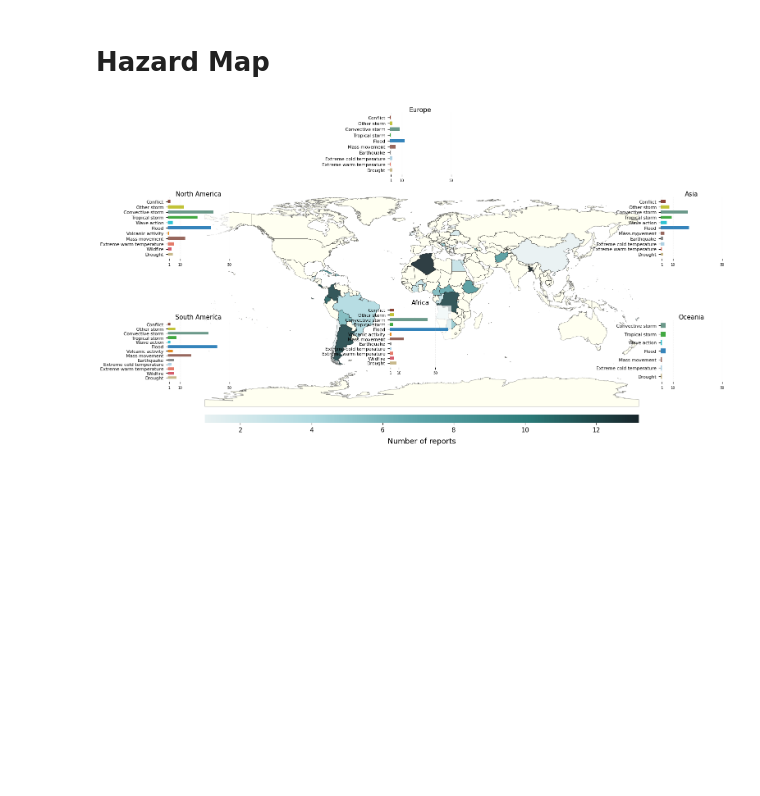
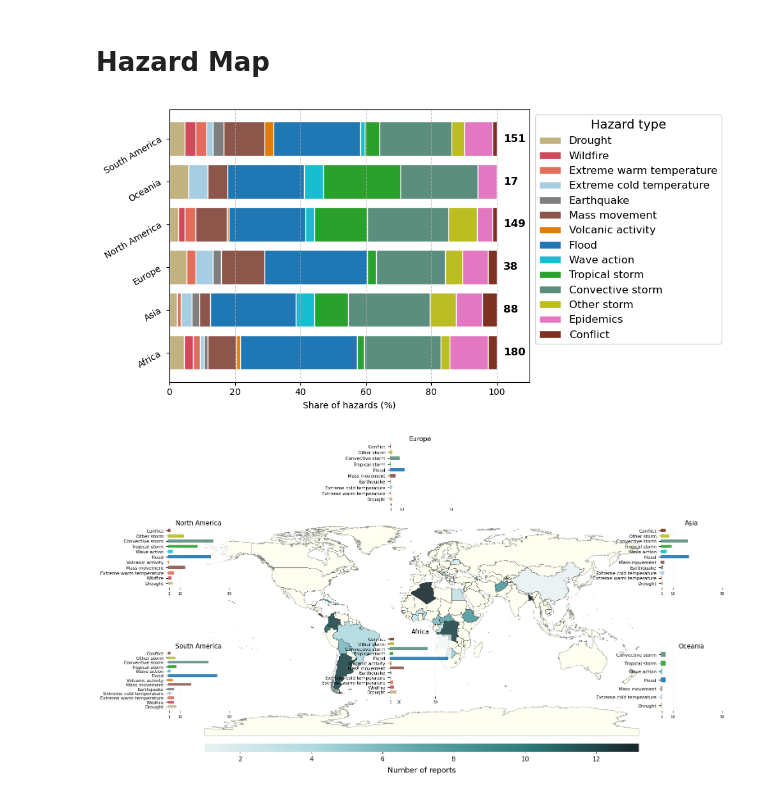
Before and after one commit to luseverin/ROUGE_database, a Jupyter notebook: notebooks/plots_data_overview.ipynb, the cells around one changed output. Cells and saved outputs as stored; diff of their text form; code cells hidden in the pictures; blank space fills up the shorter version.

```diff
--- a/notebooks/plots_data_overview.ipynb
+++ b/notebooks/plots_data_overview.ipynb
@@ -107,3 +124,60 @@ world_2 = world.merge(all_reports_country_count, how="left", left_on="ISO_A3", r
+# %%
+continent_order = ['North America', 'South America', 'Europe', 'Africa', 'Asia',  'Oceania']
+
+# Ensure the columns follow the order of hazard_colormap
+# hazard_order = [h for h in hazard_colormap.keys() if h in hazard_counts.columns]
+hazard_counts = hazard_counts[hazard_order]
+
+# Convert to percentage per continent
+hazard_counts_percent = hazard_counts.div(hazard_counts.sum(axis=1), axis=0) * 100
+hazard_counts_total = hazard_counts.sum(axis=1)
+
+# Plot
+fig, ax = plt.subplots(figsize=(10, 5))
+
+left = [0] * len(hazard_counts)
+for hazard in hazard_counts.columns:
+    ax.barh(
+        hazard_counts.index,
+        hazard_counts_percent[hazard],
+        left=left,
+        color=hazard_colormap.get(hazard, 'gray'),
+        edgecolor='white',
+        label=hazard
+    )
+    left += hazard_counts_percent[hazard].values
+
+# Add total counts at end of each bar
+for i, total in enumerate(hazard_counts_total):
+    ax.text(102, i, f'{total}', va='center', fontsize=12, fontweight='bold')
+
+# Formatting
+ax.set_xlim(0, 110)
+ax.set_xlabel('Share of hazards (%)')
+ax.set_ylabel('')
+# ax.set_title('Distribution of Hazard Types by Continent', fontweight='bold')
+
+# Add vertical gridlines from x-axis
+ax.xaxis.grid(True, linestyle='--', alpha=0.6)
+ax.yaxis.grid(False)
+
+# Rotate y-axis labels slightly
+ax.set_yticklabels(ax.get_yticklabels(), rotation=30, ha='right')
+
+# Legend
+ax.legend(bbox_to_anchor=(1, 1), loc='upper left', title='Hazard type', title_fontsize=14, fontsize=12)
+
+# Save fig
+fig.savefig(path_save_fig / f"hazard_share_continents.png",
+            transparent=True, bbox_inches='tight', dpi=300)
+fig.savefig(path_save_fig / f"hazard_share_continents.svg",
+            format="svg", transparent=True, bbox_inches='tight', dpi=300)
+fig.savefig(path_save_fig / f"hazard_share_continents.pdf",
+            format="pdf", transparent=True, bbox_inches='tight', dpi=300)
+plt.tight_layout()
+plt.show()
+# %% [output]
+[figure, added]
 # %%
 # Step 3: Plot the static choropleth map
 fig, ax = plt.subplots(1, 1, figsize=(15, 10))
```
Also changed, not shown: parts of 10 cells of this notebook.
